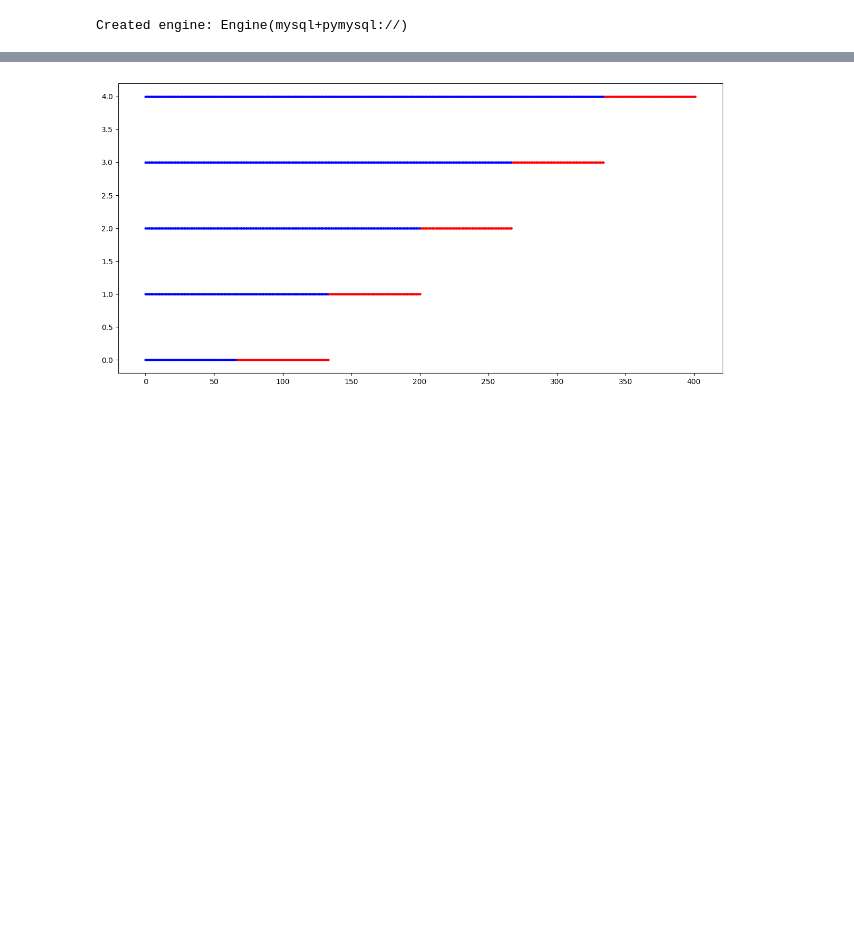
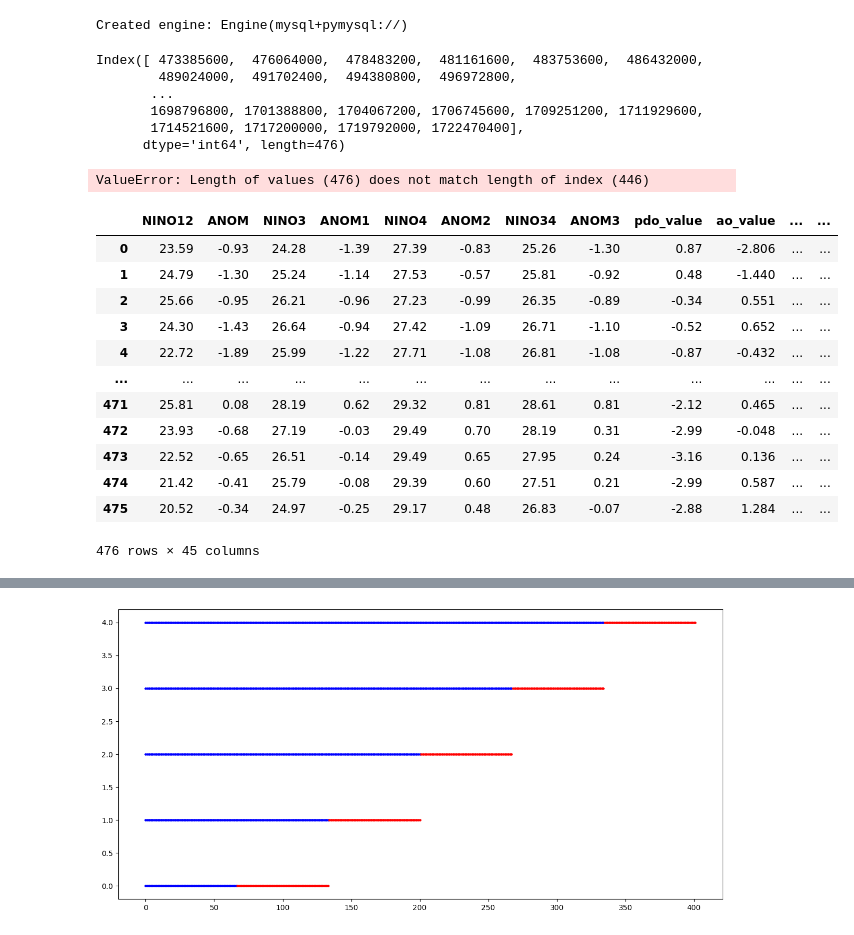
Before and after one commit to wildd96/sierra-precip, a Jupyter notebook: notebooks/modeling.ipynb, the cells around one changed output, grey strips where cells are left out. Cells and saved outputs as stored; diff of their text form; code cells hidden in the pictures; blank space fills up the shorter version.

```diff
--- a/notebooks/modeling.ipynb
+++ b/notebooks/modeling.ipynb
@@ -29 +37,32 @@ Created engine: Engine(mysql+pymysql://)
+# %%
+pd.date_range('1985-01-01', '2024-08-01', freq='MS').astype(np.int64) // 10**9
+# %% [output]
+Index([ 473385600,  476064000,  478483200,  481161600,  483753600,  486432000,
+        489024000,  491702400,  494380800,  496972800,
+       ...
+       1698796800, 1701388800, 1704067200, 1706745600, 1709251200, 1711929600,
+       1714521600, 1717200000, 1719792000, 1722470400],
+      dtype='int64', length=476)
+# %%
+df.data['date'] = pd.date_range('1985-01-01', '2024-08-01', freq='MS').astype(np.int64) // 10**9
+df.seperate_y()
+df.head()
+# %% [output]
+ValueError: Length of values (476) does not match length of index (446)
+# %%
+df.data.fillna(0)
+# %% [output]
+|  | NINO12 | ANOM | NINO3 | ANOM1 | NINO4 | ANOM2 | NINO34 | ANOM3 | pdo_value | ao_value | ... | ... |
+| 0 | 23.59 | -0.93 | 24.28 | -1.39 | 27.39 | -0.83 | 25.26 | -1.30 | 0.87 | -2.806 | ... | ... |
+| 1 | 24.79 | -1.30 | 25.24 | -1.14 | 27.53 | -0.57 | 25.81 | -0.92 | 0.48 | -1.440 | ... | ... |
+| 2 | 25.66 | -0.95 | 26.21 | -0.96 | 27.23 | -0.99 | 26.35 | -0.89 | -0.34 | 0.551 | ... | ... |
+| 3 | 24.30 | -1.43 | 26.64 | -0.94 | 27.42 | -1.09 | 26.71 | -1.10 | -0.52 | 0.652 | ... | ... |
+| 4 | 22.72 | -1.89 | 25.99 | -1.22 | 27.71 | -1.08 | 26.81 | -1.08 | -0.87 | -0.432 | ... | ... |
+| ... | ... | ... | ... | ... | ... | ... | ... | ... | ... | ... | ... | ... |
+| 471 | 25.81 | 0.08 | 28.19 | 0.62 | 29.32 | 0.81 | 28.61 | 0.81 | -2.12 | 0.465 | ... | ... |
+| 472 | 23.93 | -0.68 | 27.19 | -0.03 | 29.49 | 0.70 | 28.19 | 0.31 | -2.99 | -0.048 | ... | ... |
+| 473 | 22.52 | -0.65 | 26.51 | -0.14 | 29.49 | 0.65 | 27.95 | 0.24 | -3.16 | 0.136 | ... | ... |
+| 474 | 21.42 | -0.41 | 25.79 | -0.08 | 29.39 | 0.60 | 27.51 | 0.21 | -2.99 | 0.587 | ... | ... |
+| 475 | 20.52 | -0.34 | 24.97 | -0.25 | 29.17 | 0.48 | 26.83 | -0.07 | -2.88 | 1.284 | ... | ... |
+476 rows × 45 columns
 # %%
```
Also changed, not shown: parts of 13 cells of this notebook, 2 other files.
